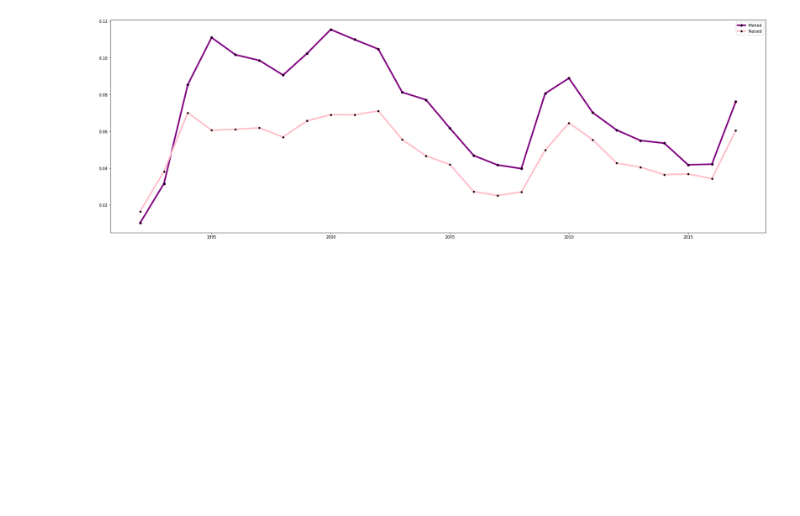
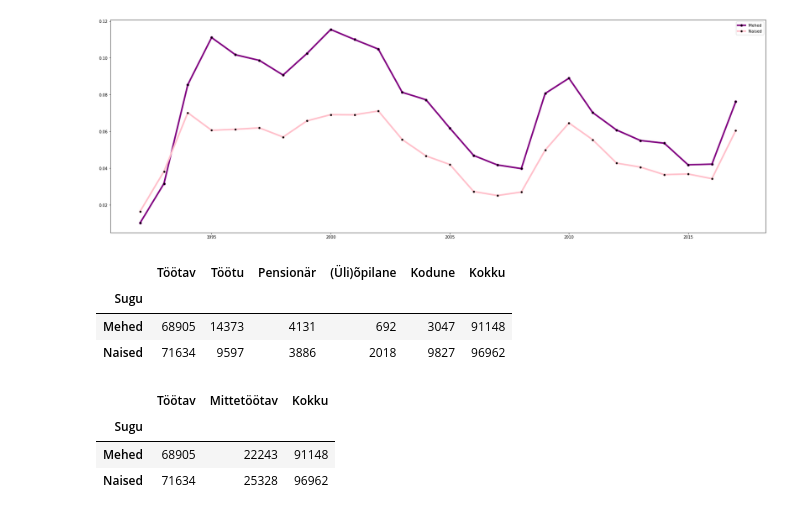
Before and after one commit to KarinRosen/Introduction-to-Data-Science-project, a Jupyter notebook: sots.ipynb, the cells around one changed output. Cells and saved outputs as stored; diff of their text form; code cells hidden in the pictures; blank space fills up the shorter version.

```diff
--- a/sots.ipynb
+++ b/sots.ipynb
@@ -52,3 +52,11 @@ plt.legend()
 plt.show()
 # %% [output]
 [figure]
+# %%
+sots_lahutus= sots_lahutus.droplevel(0).groupby(level=0).sum()
+sots_lahutus
+# %% [output]
+|  | Töötav | Töötu | Pensionär | (Üli)õpilane | Kodune | Kokku |
+| Sugu |  |  |  |  |  |  |
+| Mehed | 68905 | 14373 | 4131 | 692 | 3047 | 91148 |
+| Naised | 71634 | 9597 | 3886 | 2018 | 9827 | 96962 |
@@ -54,0 +76,7 @@ plt.show()
+# %%
+sots_lahutus
+# %% [output]
+|  | Töötav | Mittetöötav | Kokku |
+| Sugu |  |  |  |
+| Mehed | 68905 | 22243 | 91148 |
+| Naised | 71634 | 25328 | 96962 |
```
Also changed, not shown: parts of 6 cells of this notebook.
